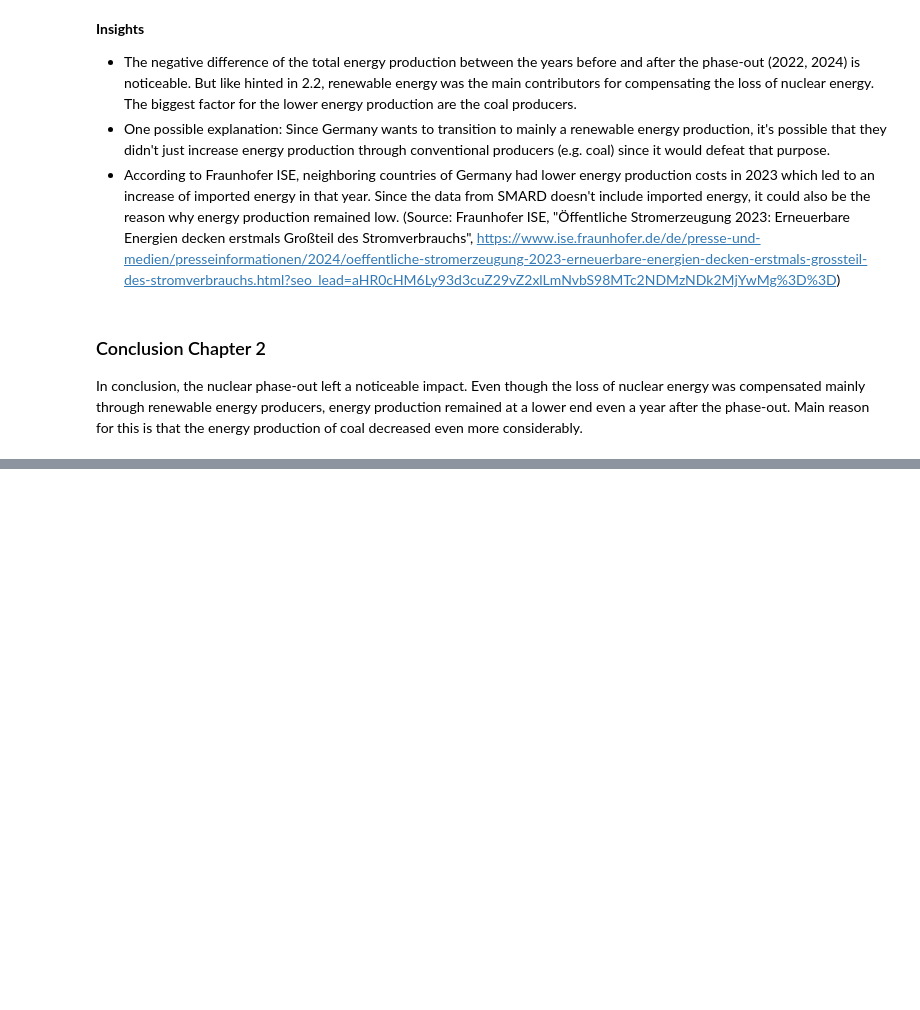
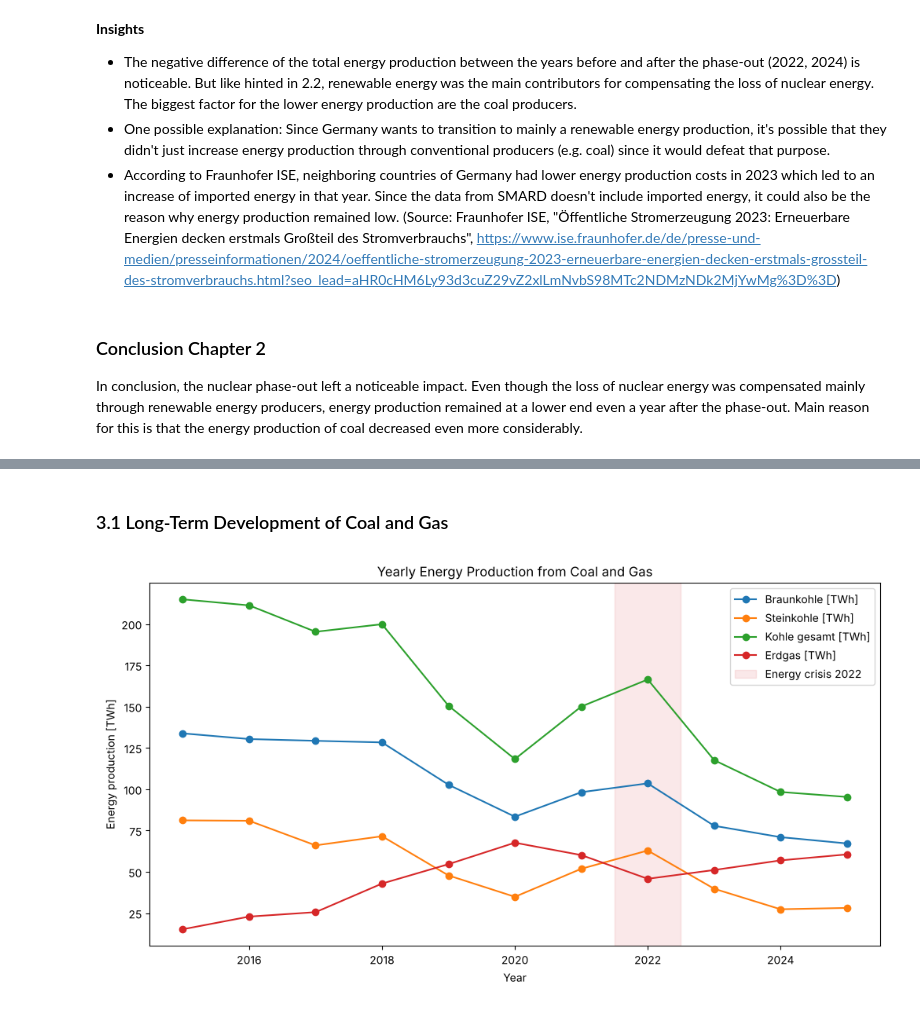
Before and after one commit to Yoem29/Energy-Development-Germany, a Jupyter notebook: notebooks/Analysis.ipynb, the cells around one changed output, grey strips where cells are left out. Saved outputs shown, nothing was run; the diff lists cells and outputs as text; code cells hidden in the pictures; blank space fills up the shorter version.

```diff
--- a/notebooks/Analysis.ipynb
+++ b/notebooks/Analysis.ipynb
@@ -242,0 +252,16 @@ In conclusion, the nuclear phase-out left a noticeable impact. Even though the l
+# %% [markdown]
+### 3.1 Long-Term Development of Coal and Gas
+# %%
+df_yearly_twh = df.groupby("Jahr")[twh_columns].sum()
+df_yearly_twh["Kohle gesamt [TWh]"] = df_yearly_twh["Braunkohle [TWh]"] + df_yearly_twh["Steinkohle [TWh]"]
+
+plot_columns = ["Braunkohle [TWh]", "Steinkohle [TWh]", "Kohle gesamt [TWh]", "Erdgas [TWh]"]
+
+ax = df_yearly_twh[plot_columns].plot(figsize=(12, 6), marker="o", title="Yearly Energy Production from Coal and Gas")
+ax.axvspan(2021.5, 2022.5, color="tab:red", alpha=0.1, label="Energy crisis 2022")
+ax.set_xlabel("Year")
+ax.set_ylabel("Energy production [TWh]")
+ax.legend()
+plt.show()
+# %% [output]
+[figure, added]
```
Also changed, not shown: parts of 18 cells of this notebook.
